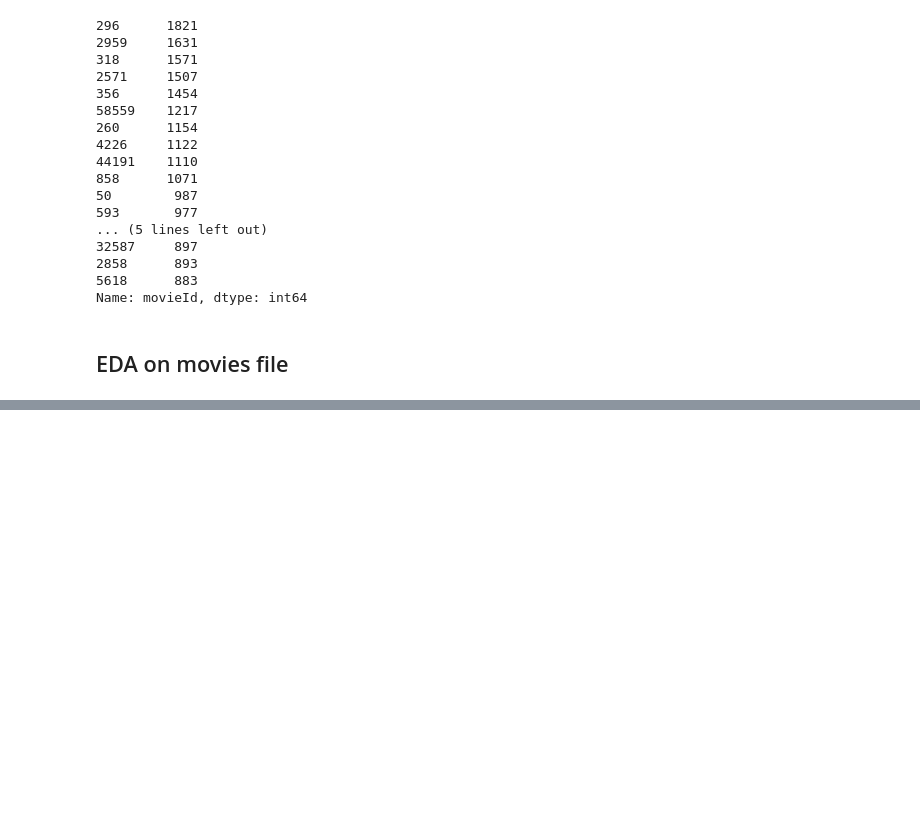
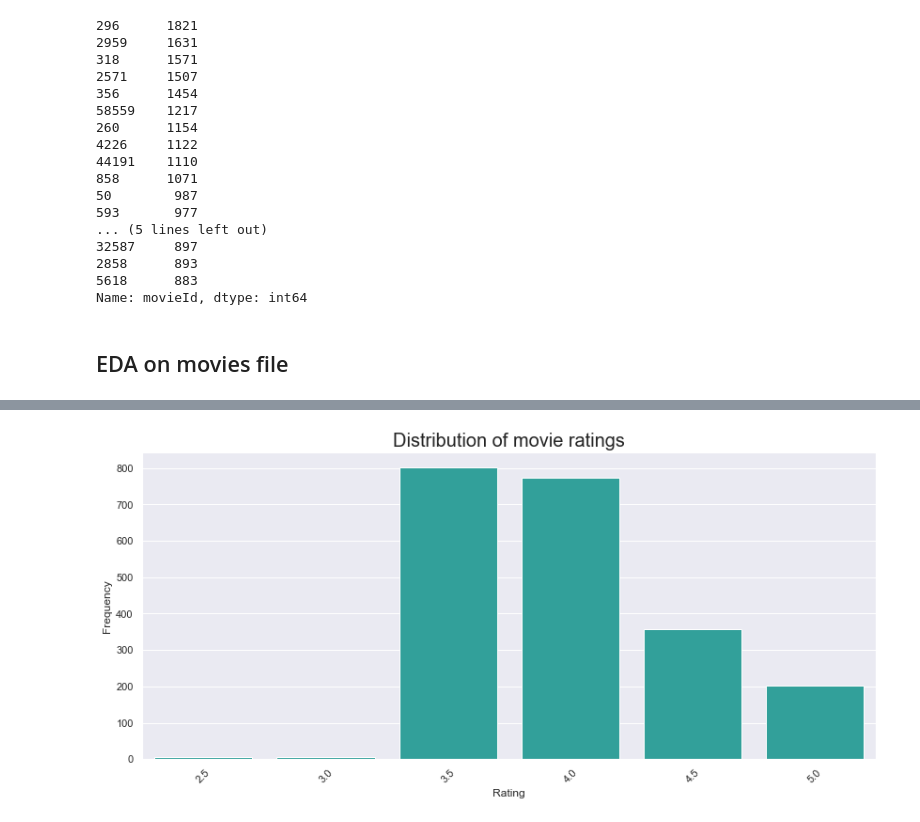
Before and after one commit to SanchayniB/Serendipitous-Recommender-System, a Jupyter notebook: EDA/EDA.ipynb, the cells around one changed output, grey strips where cells are left out. Saved outputs shown, nothing was run; the diff lists cells and outputs as text; code cells hidden in the pictures; blank space fills up the shorter version.

```diff
--- a/EDA/EDA.ipynb
+++ b/EDA/EDA.ipynb
@@ -253,0 +306,10 @@ movies_cleaned.to_csv('//Users//bagades//Desktop//RS//serendipity-sac2018//movie
+# %%
+plt.rcParams['figure.figsize'] = (14, 6)
+sns.countplot(answers['rating'], color = 'lightseagreen',)
+plt.title('Distribution of movie ratings', fontdict= {'fontsize': 20})
+plt.xlabel('Rating')
+plt.ylabel('Frequency')
+plt.xticks( rotation = 45)
+plt.show()
+# %% [output]
+[figure, added]
```
Also changed, not shown: parts of 16 cells of this notebook.
